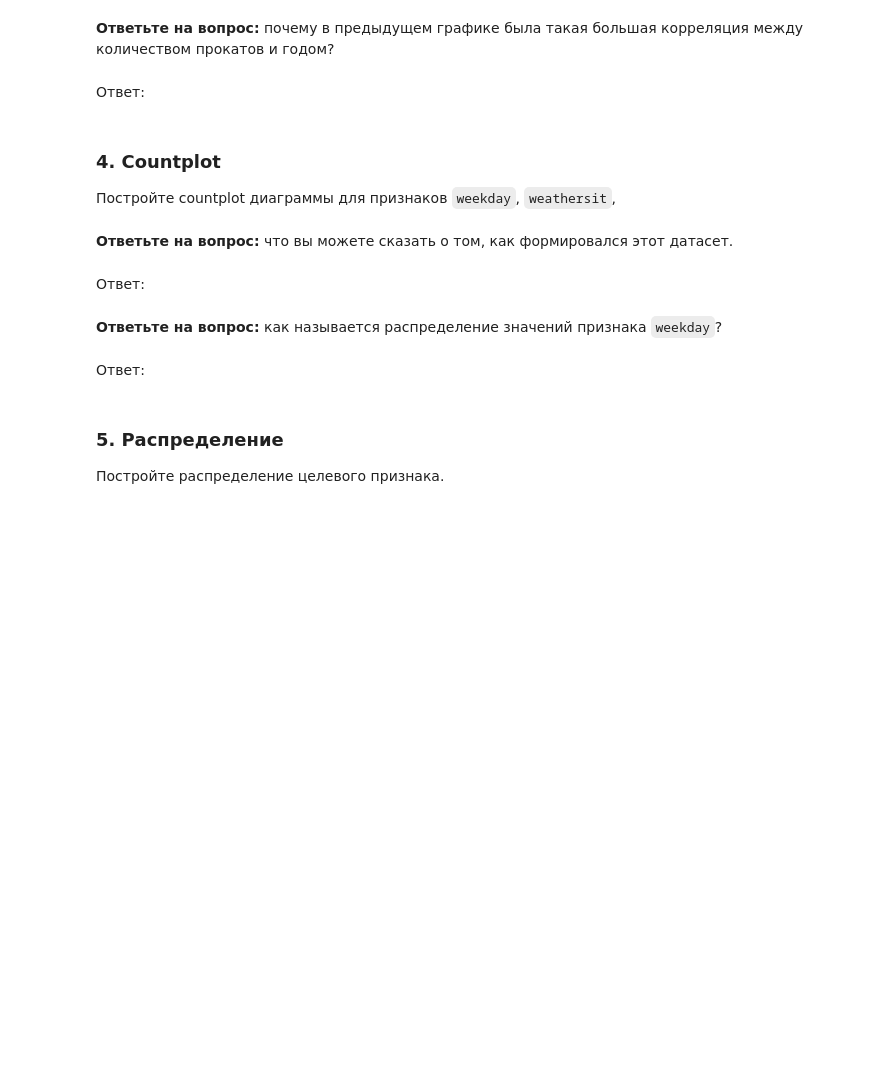
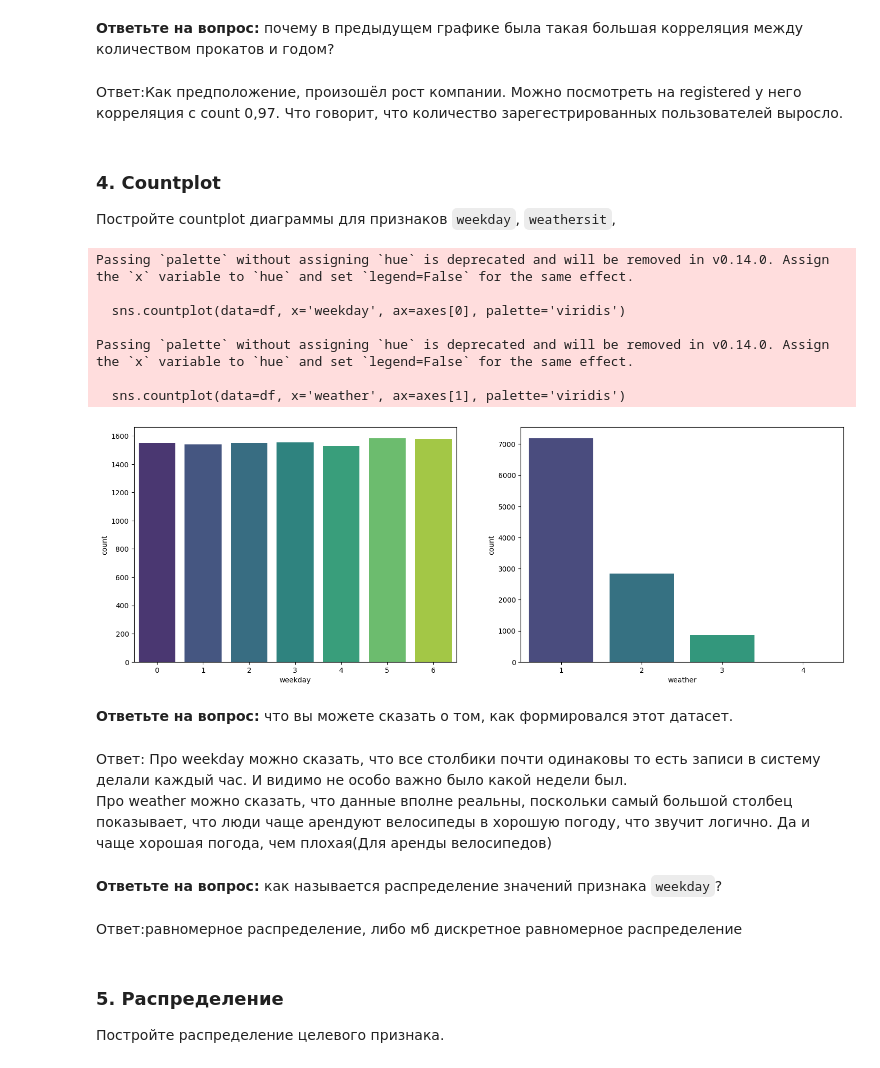
Before and after one commit to DanisStepanov/Computer-mathematics-systems, a Jupyter notebook: 5. Библиотека Pandas. Визуальный анализ данных/Практическая_работа_№5_Библиотека_Pandas.ipynb, the cells around one changed output. Saved outputs shown, nothing was run; the diff lists cells and outputs as text; code cells hidden in the pictures; blank space fills up the shorter version.

```diff
--- a/5. Библиотека Pandas. Визуальный анализ данных/Практическая_работа_№5_Библиотека_Pandas.ipynb
+++ b/5. Библиотека Pandas. Визуальный анализ данных/Практическая_работа_№5_Библиотека_Pandas.ipynb
@@ -494,22 +494,38 @@ plt.show()
 [figure]
 # %% [markdown]
 **Ответьте на вопрос:** почему в предыдущем графике была такая большая корреляция между количеством прокатов и годом?
-# %% [markdown]
-Ответ:
+# %% [markdown]
+Ответ:Как предположение, произошёл рост компании. Можно посмотреть на registered у него корреляция с count 0,97. Что говорит, что количество зарегестрированных пользователей выросло.
 # %% [markdown]
 ### 4. Countplot
 
 Постройте countplot диаграммы для признаков `weekday`, `weathersit`,
+# %%
+df['weekday'] = df['datetime'].dt.weekday
+fig, axes = plt.subplots(nrows=1, ncols=2, figsize=(18, 6))
+sns.countplot(data=df, x='weekday', ax=axes[0], palette='viridis')
+sns.countplot(data=df, x='weather', ax=axes[1], palette='viridis')
+plt.show()
+# %% [output]
+Passing `palette` without assigning `hue` is deprecated and will be removed in v0.14.0. Assign the `x` variable to `hue` and set `legend=False` for the same effect.
+
+  sns.countplot(data=df, x='weekday', ax=axes[0], palette='viridis')
+
+Passing `palette` without assigning `hue` is deprecated and will be removed in v0.14.0. Assign the `x` variable to `hue` and set `legend=False` for the same effect.
+
+  sns.countplot(data=df, x='weather', ax=axes[1], palette='viridis')
+[figure, added]
 # %% [markdown]
 **Ответьте на вопрос:** что вы можете сказать о том, как формировался этот датасет.
-# %% [markdown]
-Ответ:
+# %% [markdown]
+Ответ: Про weekday можно сказать, что все столбики почти одинаковы то есть записи в систему делали каждый час. И видимо не особо важно было какой недели был.
+\
+Про weather можно сказать, что данные вполне реальны, поскольки самый большой столбец показывает, что люди чаще арендуют велосипеды в хорошую погоду, что звучит логично. Да и чаще хорошая погода, чем плохая(Для аренды велосипедов)
 # %% [markdown]
 **Ответьте на вопрос:** как называется распределение значений признака `weekday`?
-# %% [markdown]
-
-
-Ответ:
+# %% [markdown]
+
+Ответ:равномерное распределение, либо мб дискретное равномерное распределение
 # %% [markdown]
 ### 5. Распределение
 
```
Also changed, not shown: parts of 12 cells of this notebook.
